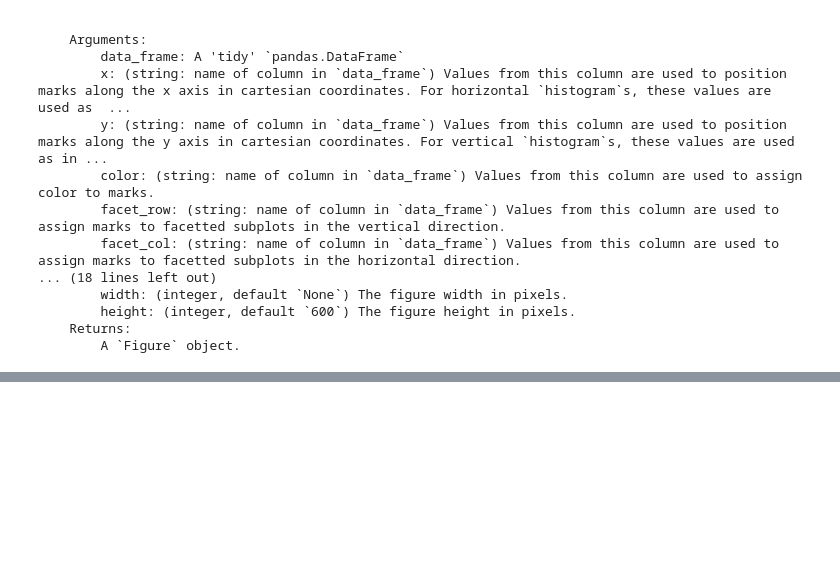
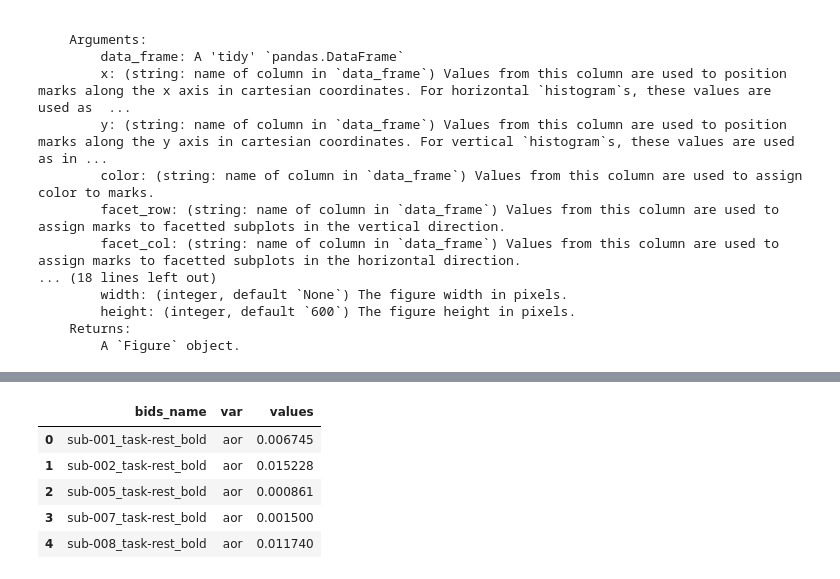
Before and after one commit to elizabethbeard/mriqception, a Jupyter notebook: data_viz_example.ipynb, the cells around one changed output, grey strips where cells are left out. Saved outputs shown, nothing was run; the diff lists cells and outputs as text; code cells hidden in the pictures; blank space fills up the shorter version.

```diff
--- a/data_viz_example.ipynb
+++ b/data_viz_example.ipynb
@@ -64,0 +68,11 @@ violin(data_frame, x=None, y=None, color=None, facet_row=None, facet_col=None, h
+# %%
+# change the file to long format
+df_long = pd.melt(df,id_vars='bids_name',var_name='var',value_name='values')
+df_long.head()
+# %% [output]
+|  | bids_name | var | values |
+| 0 | sub-001_task-rest_bold | aor | 0.006745 |
+| 1 | sub-002_task-rest_bold | aor | 0.015228 |
+| 2 | sub-005_task-rest_bold | aor | 0.000861 |
+| 3 | sub-007_task-rest_bold | aor | 0.001500 |
+| 4 | sub-008_task-rest_bold | aor | 0.011740 |
```
Also changed, not shown: parts of 5 cells of this notebook.
